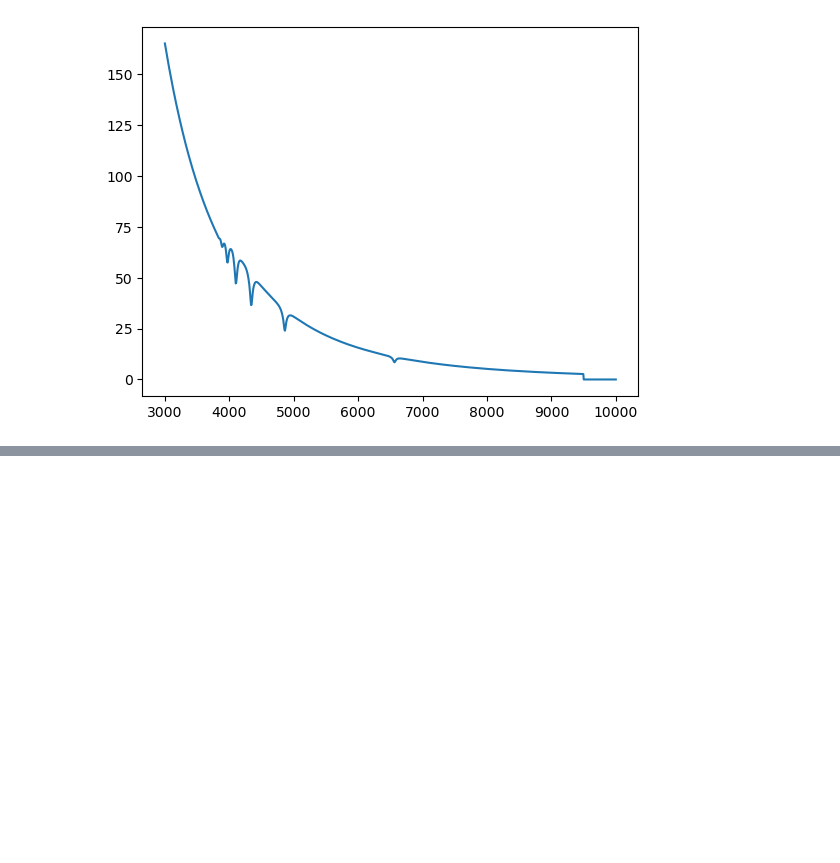
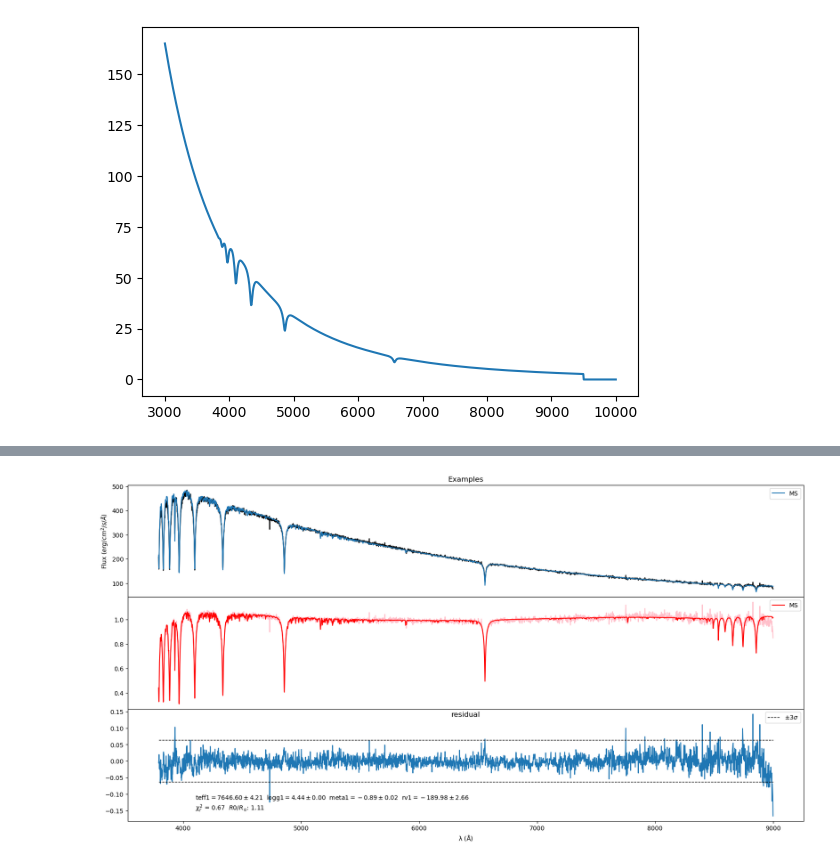
Before and after one commit to Squarerootof6/BinaryTools, a Jupyter notebook: demo.ipynb, the cells around one changed output, grey strips where cells are left out. Saved outputs shown, nothing was run; the diff lists cells and outputs as text; code cells hidden in the pictures; blank space fills up the shorter version.

```diff
--- a/demo.ipynb
+++ b/demo.ipynb
@@ -84,0 +54,87 @@ plt.plot(wl,fl)
+# %%
+import binary_tools
+from binary_tools.gfp import GFP
+import numpy as np
+import pandas as pd
+from astropy.io import fits
+from matplotlib import pyplot as plt
+import astropy.units as u
+import pickle
+data = pd.read_csv('./spec-1677-53148-0521.txt',header=0,delimiter='\t')
+flux = np.array(data['flux'])
+wl   = np.array(10**data['loglam'])
+ivar = np.array(data['ivar'])
+parallax = ((1e3/0.402761386)*u.pc).to(u.cm).value
+gri = None
+sp = binary_tools.spectrum.SpecTools()
+resolution = (wl.max()-wl.min())/len(wl)
+model = '/home/squareroot/binary_tools/binary_tools/models/'
+
+import pickle
+with open(model+'logteff_logg_to_mass_MS.pkl', 'rb') as file:
+    logteff_logg_to_mass_MS = pickle.load(file)
+with open(model+'logteff_logg_to_mass_DB.pkl', 'rb') as file:
+    logteff_logg_to_mass_DB = pickle.load(file)
+with open(model+'logteff_logg_to_mass_DA.pkl', 'rb') as file:
+    logteff_logg_to_mass_DA = pickle.load(file)
+def R_logg_to_mass_sd(logg,R):
+    RSUN = 6.955*1e10  # cm
+    G = 6.67*1e-11*1e3  # cm^3/(g s^2)
+    MSUN = 1.9891*1e33  # g
+    return 10**(logg)*(R*RSUN)**2/G/MSUN
+filters,gri=None,None
+#addition_elements = ['He 1','He 2','Fe 2','Fe 1','Ca 1']
+addition_elements = ['H 1']
+#addition_elements = ['He 1','He 2','Fe 2','Ca 2','Fe 1','Ti 2','TiO','Ca 1']
+def selection(specclass):
+    tmp = specclass.split('+')
+    res = []
+    for i in tmp:
+        if i =='DA':
+            res.append(logteff_logg_to_mass_DA)
+        elif i =='MS':
+            res.append(logteff_logg_to_mass_MS)
+        elif i =='DB':
+            res.append(logteff_logg_to_mass_DB)
+        elif i =='sd':
+            res.append(R_logg_to_mass_sd)
+    return res
+#rvs1 = sp.get_line_rv(wl, flux, ivar, 8183.27 ,nmodel=1,plot=True,model = 'Voigt1D')
+#rvs1 = sp.get_line_rv(wl, flux, ivar, 4861.296711,nmodel=2,plot=True,init_sep=5,init_amp=-0.2,init_width = 0.01,model = 'Voigt1D')
+def selection(specclass):
+    tmp = specclass.split('+')
+    res = []
+    for i in tmp:
+        if i =='DA':
+            res.append(logteff_logg_to_mass_DA)
+        elif i =='MS':
+            res.append(logteff_logg_to_mass_MS)
+        elif i =='DB':
+            res.append(logteff_logg_to_mass_DB)
+        elif i =='sd':
+            res.append(R_logg_to_mass_sd)
+    return res
+
+specclass = "MS"
+specclass = "DA+DA"
+print('now trying: ',specclass)
+init_rv = [[-189.903320542633], [60]]
+#init_rv=[[rv1,rv2],[e_rv1,e_rv2]]
+
+#init_paras = [[[teff1,logg1],[e_teff1,e_logg1]],[[teff2,logg2],[e_teff2,e_logg2]]] # DA/B+DA/B
+init_paras = [[7696.39493048602, 4.444012089898343, -1.0366046733647412, 0], [6.705119840794476, 0.0015069914145319, 0.0185758999698158, 0]]
+#init_paras = [[teff, logg, [Fe/H], [α/Fe]], [e_teff, e_logg, e_[Fe/H], e_[α/Fe]]] # MS
+moves=None
+print('init_paras',init_paras)
+gfp = GFP(resolution = resolution, specclass = specclass)
+final_result, redchi,tmp_plot= gfp.fit_spectrum(wl, flux, filters,gri,selection(specclass),ivar,parallax=parallax,
+mcmc =True, nwalkers = 50, burn = 300, ndraws = 200,nteff=0,
+cali=False,norm_kw=dict(showline = addition_elements,splr=False,plot=False),
+given_plot = None,plot_init = True, make_plot =True, plot_corner = True,
+savename = 'Examples',onlyprofile=False,verbose = True,plot_trace=True,
+lmfit_kw={'method':'leastsq','factor':100},init_rv = init_rv,
+rv_kw = {'plot':True},addition_elements=addition_elements,progress=True,sampler_kw=dict(threads=1,moves=None),fig_path='./',output_path='./',init_paras = init_paras)
+display(final_result)
+print(redchi)
+plt.show()
+# %% [output]
@@ -84,0 +167 @@ plt.plot(wl,fl)
+[figure, added]
```
Also changed, not shown: parts of 9 cells of this notebook, 6 other files.
